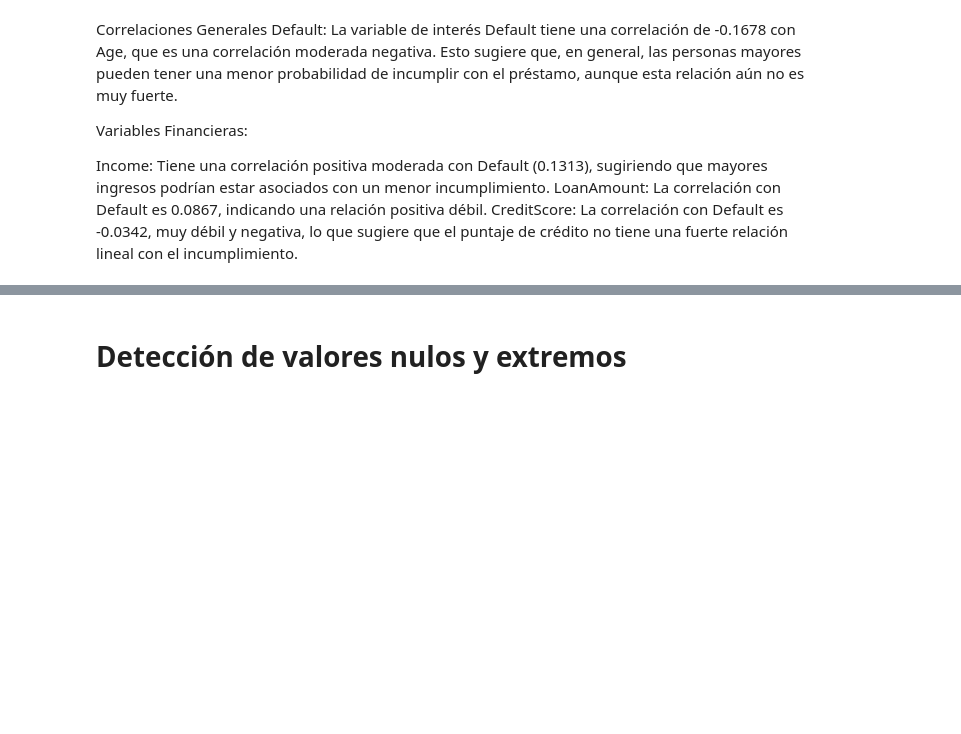
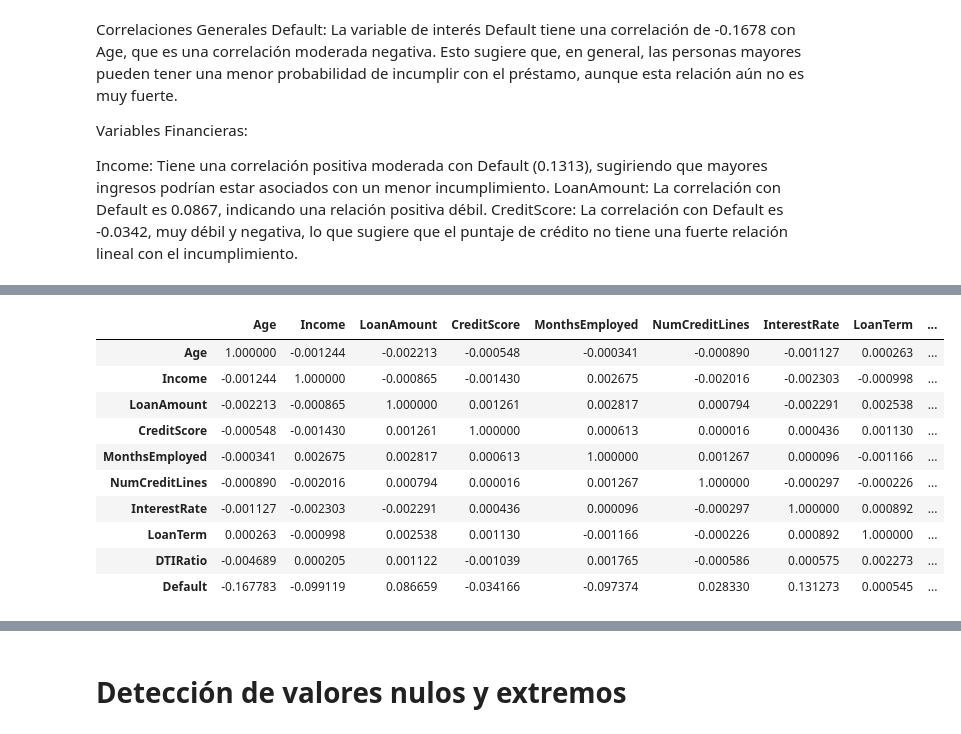
Before and after one commit to juancarignano/tp1_ML, a Jupyter notebook: tp1_ML.ipynb, the cells around one changed output, grey strips where cells are left out. Saved outputs shown, nothing was run; the diff lists cells and outputs as text; code cells hidden in the pictures; blank space fills up the shorter version.

```diff
--- a/tp1_ML.ipynb
+++ b/tp1_ML.ipynb
@@ -928,0 +1078,14 @@ plt.show()
+# %%
+df_num.corr()
+# %% [output]
+|  | Age | Income | LoanAmount | CreditScore | MonthsEmployed | NumCreditLines | InterestRate | LoanTerm | ... |
+| Age | 1.000000 | -0.001244 | -0.002213 | -0.000548 | -0.000341 | -0.000890 | -0.001127 | 0.000263 | ... |
+| Income | -0.001244 | 1.000000 | -0.000865 | -0.001430 | 0.002675 | -0.002016 | -0.002303 | -0.000998 | ... |
+| LoanAmount | -0.002213 | -0.000865 | 1.000000 | 0.001261 | 0.002817 | 0.000794 | -0.002291 | 0.002538 | ... |
+| CreditScore | -0.000548 | -0.001430 | 0.001261 | 1.000000 | 0.000613 | 0.000016 | 0.000436 | 0.001130 | ... |
+| MonthsEmployed | -0.000341 | 0.002675 | 0.002817 | 0.000613 | 1.000000 | 0.001267 | 0.000096 | -0.001166 | ... |
+| NumCreditLines | -0.000890 | -0.002016 | 0.000794 | 0.000016 | 0.001267 | 1.000000 | -0.000297 | -0.000226 | ... |
+| InterestRate | -0.001127 | -0.002303 | -0.002291 | 0.000436 | 0.000096 | -0.000297 | 1.000000 | 0.000892 | ... |
+| LoanTerm | 0.000263 | -0.000998 | 0.002538 | 0.001130 | -0.001166 | -0.000226 | 0.000892 | 1.000000 | ... |
+| DTIRatio | -0.004689 | 0.000205 | 0.001122 | -0.001039 | 0.001765 | -0.000586 | 0.000575 | 0.002273 | ... |
+| Default | -0.167783 | -0.099119 | 0.086659 | -0.034166 | -0.097374 | 0.028330 | 0.131273 | 0.000545 | ... |
```
Also changed, not shown: parts of 35 cells of this notebook.
